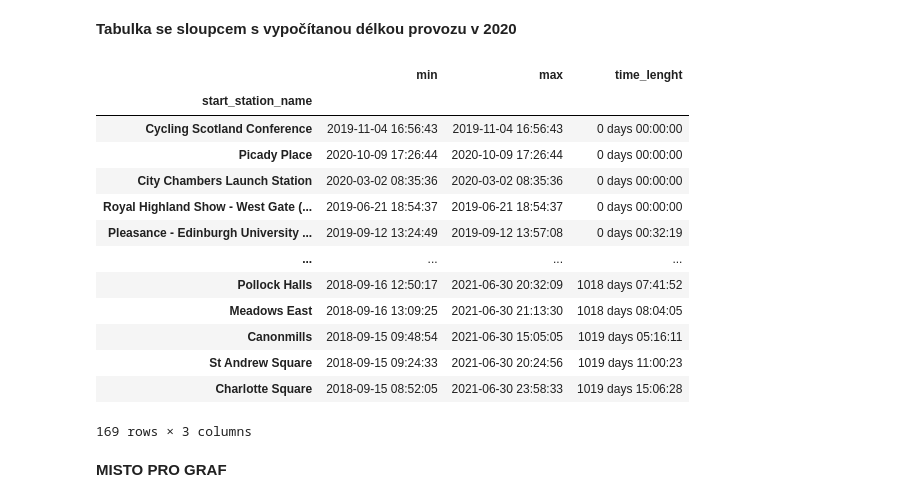
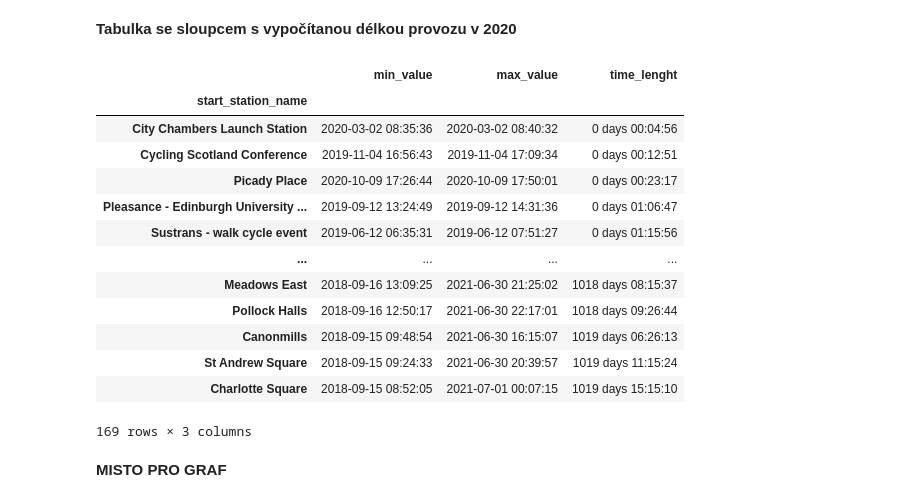
Before and after one commit to Aldarion96/Engeto_Python_project, a Jupyter notebook: Python_projekt.ipynb, the cells around one changed output. Cells and saved outputs as stored; diff of their text form; code cells hidden in the pictures.

```diff
--- a/Python_projekt.ipynb
+++ b/Python_projekt.ipynb
@@ -45,8 +55,11 @@ bikes_active_df = bikes_df =pd.read_sql(query, alchemy_conn)
 # %%
+bikes_active_df = bikes_df =pd.read_sql(query, alchemy_conn)
+
 bikes_active_df = (bikes_active_df[['started_at', 'start_station_name', 'ended_at', 'end_station_name']]
                    .groupby('start_station_name')
-                   .agg({'started_at': ['min', 'max']})
+                   .agg({'started_at': ['min', 'max'],'ended_at': ['min', 'max']})
                    .droplevel(0, axis=1)
 )
 
-bikes_active_df
+bikes_active_df['min_value'] = bikes_active_df.min(axis=1)
+bikes_active_df['max_value'] = bikes_active_df.max(axis=1)
@@ -68,24 +83,24 @@ bikes_active_df
 # %% [markdown]
 **Tabulka se sloupcem s vypočítanou délkou provozu v 2020**
 # %%
-bikes_active_df = bikes_active_df[['min','max']].astype('datetime64[ns]')
+bikes_active_df = bikes_active_df[['min_value','max_value']].astype('datetime64[ns]')
 
-bikes_active_df[['time_lenght']] = (bikes_active_df['max'] - bikes_active_df['min'])
+bikes_active_df[['time_lenght']] = (bikes_active_df['max_value'] - bikes_active_df['min_value'])
 bikes_active_df.sort_values('time_lenght')
 # %% [output]
-|  | min | max | time_lenght |
+|  | min_value | max_value | time_lenght |
 | start_station_name |  |  |  |
-| Cycling Scotland Conference | 2019-11-04 16:56:43 | 2019-11-04 16:56:43 | 0 days 00:00:00 |
-| Picady Place | 2020-10-09 17:26:44 | 2020-10-09 17:26:44 | 0 days 00:00:00 |
-| City Chambers Launch Station | 2020-03-02 08:35:36 | 2020-03-02 08:35:36 | 0 days 00:00:00 |
-| Royal Highland Show - West Gate (... | 2019-06-21 18:54:37 | 2019-06-21 18:54:37 | 0 days 00:00:00 |
-| Pleasance - Edinburgh University ... | 2019-09-12 13:24:49 | 2019-09-12 13:57:08 | 0 days 00:32:19 |
+| City Chambers Launch Station | 2020-03-02 08:35:36 | 2020-03-02 08:40:32 | 0 days 00:04:56 |
+| Cycling Scotland Conference | 2019-11-04 16:56:43 | 2019-11-04 17:09:34 | 0 days 00:12:51 |
+| Picady Place | 2020-10-09 17:26:44 | 2020-10-09 17:50:01 | 0 days 00:23:17 |
+| Pleasance - Edinburgh University ... | 2019-09-12 13:24:49 | 2019-09-12 14:31:36 | 0 days 01:06:47 |
+| Sustrans - walk cycle event | 2019-06-12 06:35:31 | 2019-06-12 07:51:27 | 0 days 01:15:56 |
 | ... | ... | ... | ... |
-| Pollock Halls | 2018-09-16 12:50:17 | 2021-06-30 20:32:09 | 1018 days 07:41:52 |
-| Meadows East | 2018-09-16 13:09:25 | 2021-06-30 21:13:30 | 1018 days 08:04:05 |
-| Canonmills | 2018-09-15 09:48:54 | 2021-06-30 15:05:05 | 1019 days 05:16:11 |
-| St Andrew Square | 2018-09-15 09:24:33 | 2021-06-30 20:24:56 | 1019 days 11:00:23 |
-| Charlotte Square | 2018-09-15 08:52:05 | 2021-06-30 23:58:33 | 1019 days 15:06:28 |
+| Meadows East | 2018-09-16 13:09:25 | 2021-06-30 21:25:02 | 1018 days 08:15:37 |
+| Pollock Halls | 2018-09-16 12:50:17 | 2021-06-30 22:17:01 | 1018 days 09:26:44 |
+| Canonmills | 2018-09-15 09:48:54 | 2021-06-30 16:15:07 | 1019 days 06:26:13 |
+| St Andrew Square | 2018-09-15 09:24:33 | 2021-06-30 20:39:57 | 1019 days 11:15:24 |
+| Charlotte Square | 2018-09-15 08:52:05 | 2021-07-01 00:07:15 | 1019 days 15:15:10 |
 169 rows × 3 columns
 # %% [markdown]
 **MISTO PRO GRAF**
```
Also changed, not shown: parts of 13 cells of this notebook.
